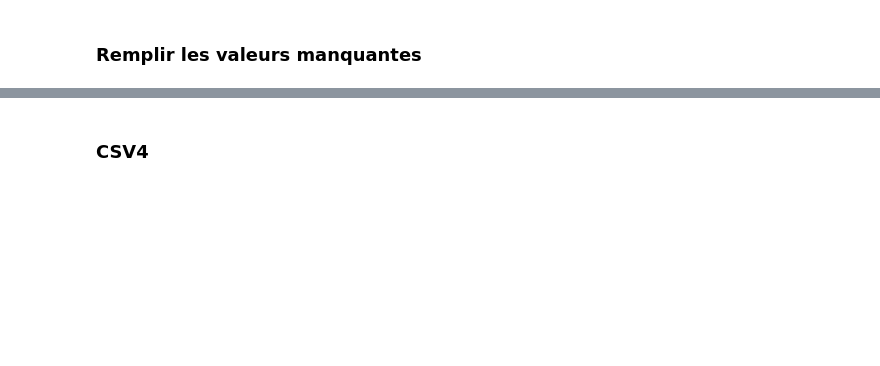
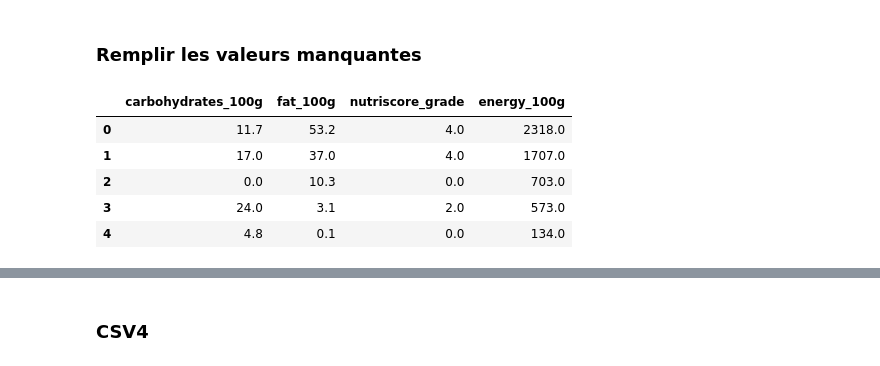
Before and after one commit to Azimoj/Open-Food-Facts, a Jupyter notebook: PSanté_01_notebooknettoyage.ipynb, the cells around one changed output, grey strips where cells are left out. Drawn from its saved outputs; the diff is of its cells as text; code cells hidden in the pictures; blank space fills up the shorter version.

```diff
--- a/PSanté_01_notebooknettoyage.ipynb
+++ b/PSanté_01_notebooknettoyage.ipynb
@@ -804,3 +801,5 @@ Index(['additives_n', 'ecoscore_score_fr', 'energy_kcal_100g', 'energy_100g',
+# %%
+data_with_null = df_food_fr_New.filter(items=['carbohydrates_100g','fat_100g','nutriscore_grade','energy_100g'])
 # %% [markdown]
 ### KNN Imputer
 # %% [markdown]
@@ -815,8 +814,8 @@ from sklearn.preprocessing import LabelEncoder
 # %%
 
 label_encoders = {}
-cat_var= df_food_fr_New.dtypes[df_food_fr_New.dtypes.values == 'object'].index
+cat_var= data_with_null.dtypes[data_with_null.dtypes.values == 'object'].index
 for col in cat_var:
 
     label_encoders[col] = LabelEncoder()
-    df_food_fr_New[col] = label_encoders[col].fit_transform(df_food_fr_New[col])
+    data_with_null[col] = label_encoders[col].fit_transform(data_with_null[col])
@@ -844 +843,10 @@ df_food_fr_New = pd.DataFrame(imputer.fit_transform(df_food_fr_New),columns = df
+# %%
+data_with_null.head()
+# %% [output]
+|  | carbohydrates_100g | fat_100g | nutriscore_grade | energy_100g |
+| 0 | 11.7 | 53.2 | 4.0 | 2318.0 |
+| 1 | 17.0 | 37.0 | 4.0 | 1707.0 |
+| 2 | 0.0 | 10.3 | 0.0 | 703.0 |
+| 3 | 24.0 | 3.1 | 2.0 | 573.0 |
+| 4 | 4.8 | 0.1 | 0.0 | 134.0 |
 # %%
```
Also changed, not shown: parts of 30 cells of this notebook.
